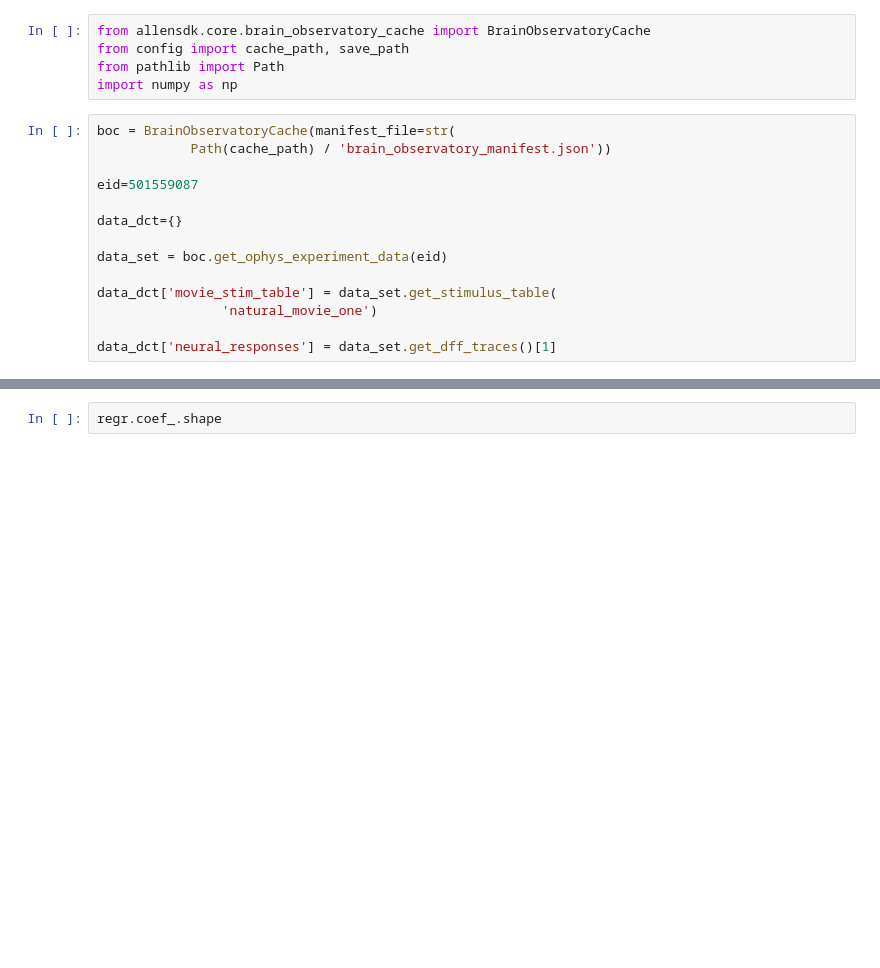
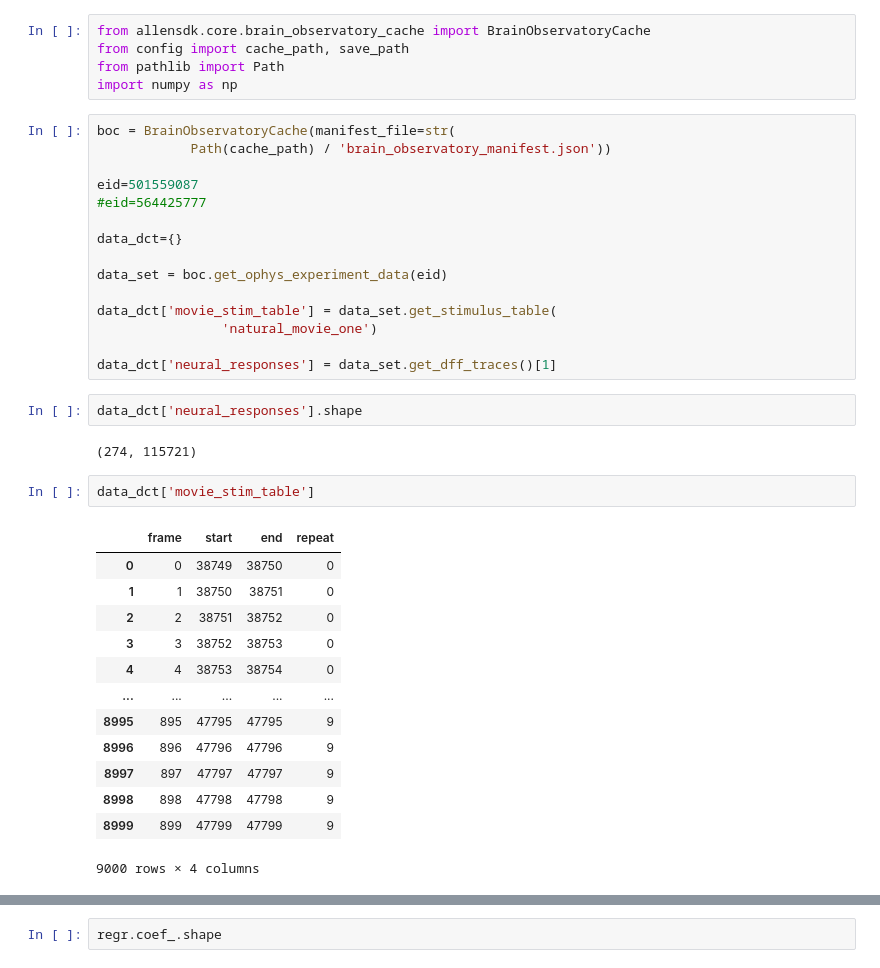
Before and after one commit to mariakesa/neural-computation-blog-python-code, a Jupyter notebook: Allen-Stimulus-Response/test.ipynb, the cells around one changed output, grey strips where cells are left out. Drawn from its saved outputs; the diff is of its cells as text; blank space fills up the shorter version.

```diff
--- a/Allen-Stimulus-Response/test.ipynb
+++ b/Allen-Stimulus-Response/test.ipynb
@@ -8,6 +8,7 @@ boc = BrainObservatoryCache(manifest_file=str(
             Path(cache_path) / 'brain_observatory_manifest.json'))
 
 eid=501559087
+#eid=564425777
 
 data_dct={}
 
@@ -17,3 +18,23 @@ data_dct['movie_stim_table'] = data_set.get_stimulus_table(
                 'natural_movie_one')
 
 data_dct['neural_responses'] = data_set.get_dff_traces()[1]
+# %%
+data_dct['neural_responses'].shape
+# %% [output]
+(274, 115721)
+# %%
+data_dct['movie_stim_table']
+# %% [output]
+|  | frame | start | end | repeat |
+| 0 | 0 | 38749 | 38750 | 0 |
+| 1 | 1 | 38750 | 38751 | 0 |
+| 2 | 2 | 38751 | 38752 | 0 |
+| 3 | 3 | 38752 | 38753 | 0 |
+| 4 | 4 | 38753 | 38754 | 0 |
+| ... | ... | ... | ... | ... |
+| 8995 | 895 | 47795 | 47795 | 9 |
+| 8996 | 896 | 47796 | 47796 | 9 |
+| 8997 | 897 | 47797 | 47797 | 9 |
+| 8998 | 898 | 47798 | 47798 | 9 |
+| 8999 | 899 | 47799 | 47799 | 9 |
+9000 rows × 4 columns
```
Also changed, not shown: parts of 12 cells of this notebook, 3 other files.
